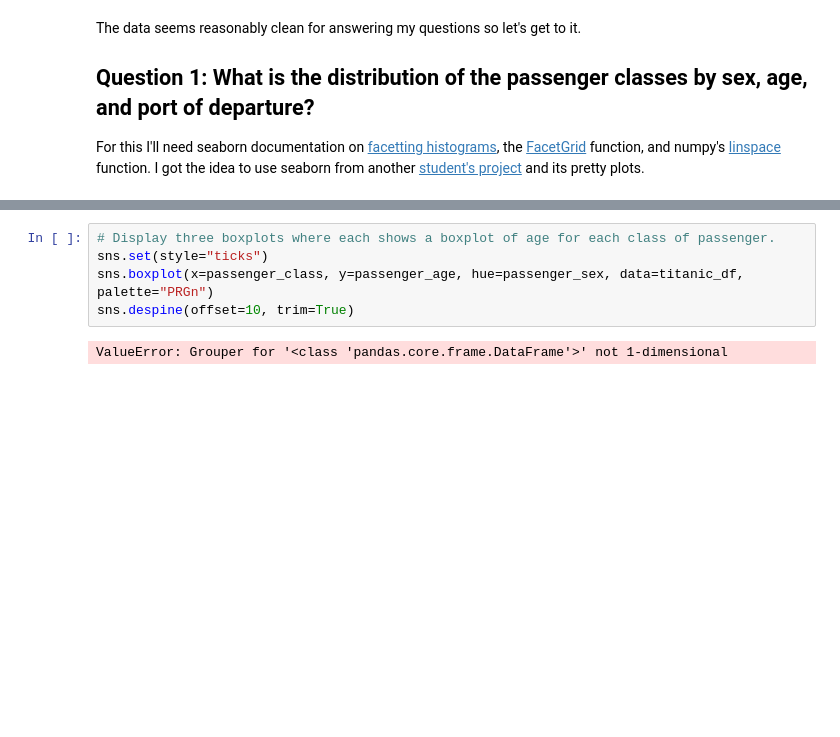
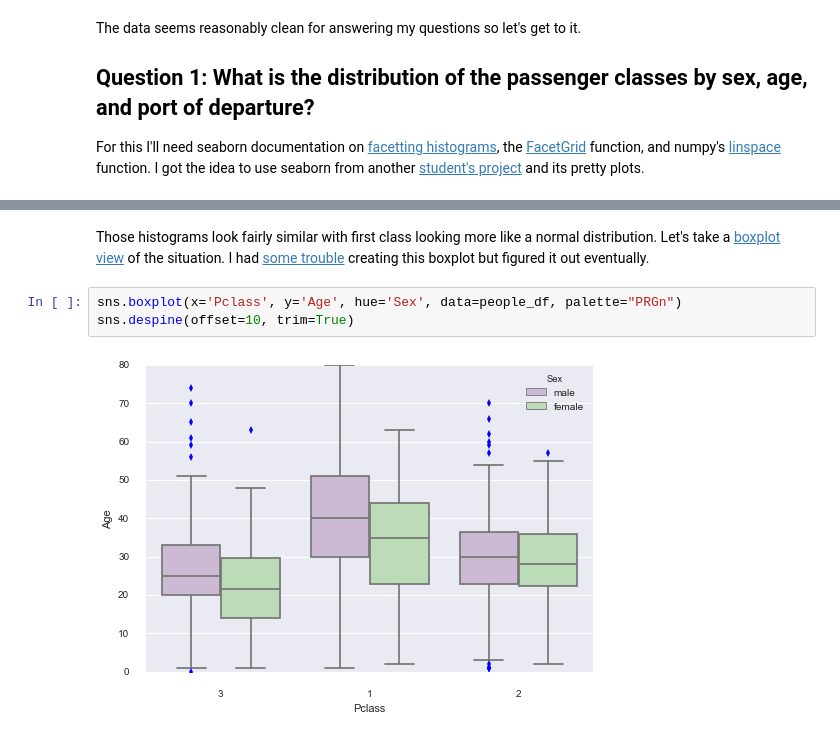
Before and after one commit to nathan-booth/DAND-project2, a Jupyter notebook: titanic.ipynb, the cells around one changed output, grey strips where cells are left out. Saved outputs shown, nothing was run; the diff lists cells and outputs as text; blank space fills up the shorter version.

```diff
--- a/titanic.ipynb
+++ b/titanic.ipynb
@@ -80,7 +96,7 @@ The passengers' ages skew toward young adults (that is, [positive](http://www.cv
+# %% [markdown]
+Those histograms look fairly similar with first class looking more like a normal distribution. Let's take a [boxplot view](http://stanford.edu/~mwaskom/software/seaborn/generated/seaborn.boxplot.html) of the situation. I had [some trouble](https://discussions.udacity.com/t/how-to-make-a-boxplot/44109/6?u=nathaniel) creating this boxplot but figured it out eventually.
 # %%
-# Display three boxplots where each shows a boxplot of age for each class of passenger.
-sns.set(style="ticks")
-sns.boxplot(x=passenger_class, y=passenger_age, hue=passenger_sex, data=titanic_df, palette="PRGn")
+sns.boxplot(x='Pclass', y='Age', hue='Sex', data=people_df, palette="PRGn")
 sns.despine(offset=10, trim=True)
 # %% [output]
-ValueError: Grouper for '<class 'pandas.core.frame.DataFrame'>' not 1-dimensional
+[figure, added]
```
Also changed, not shown: parts of 17 cells of this notebook.
